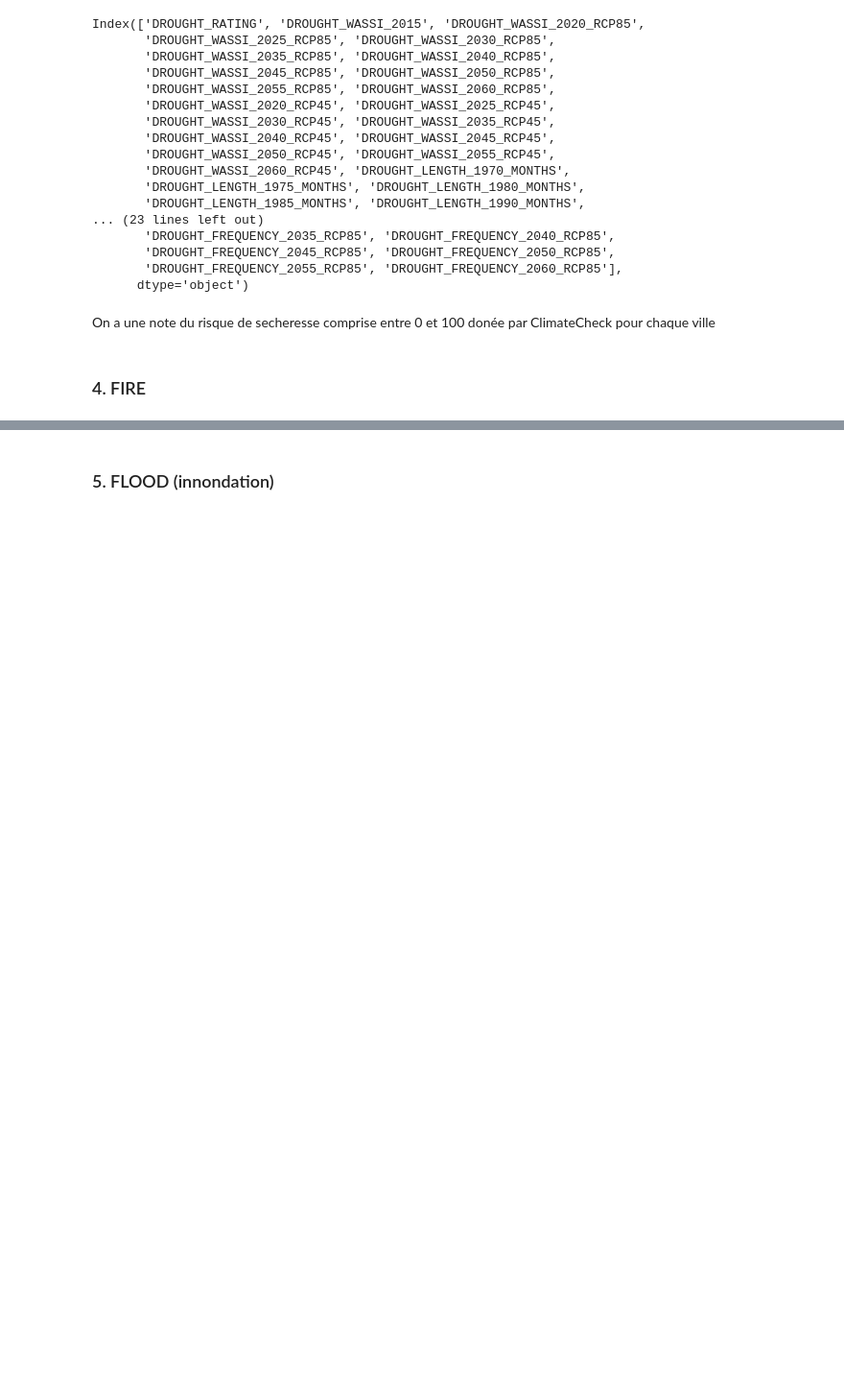
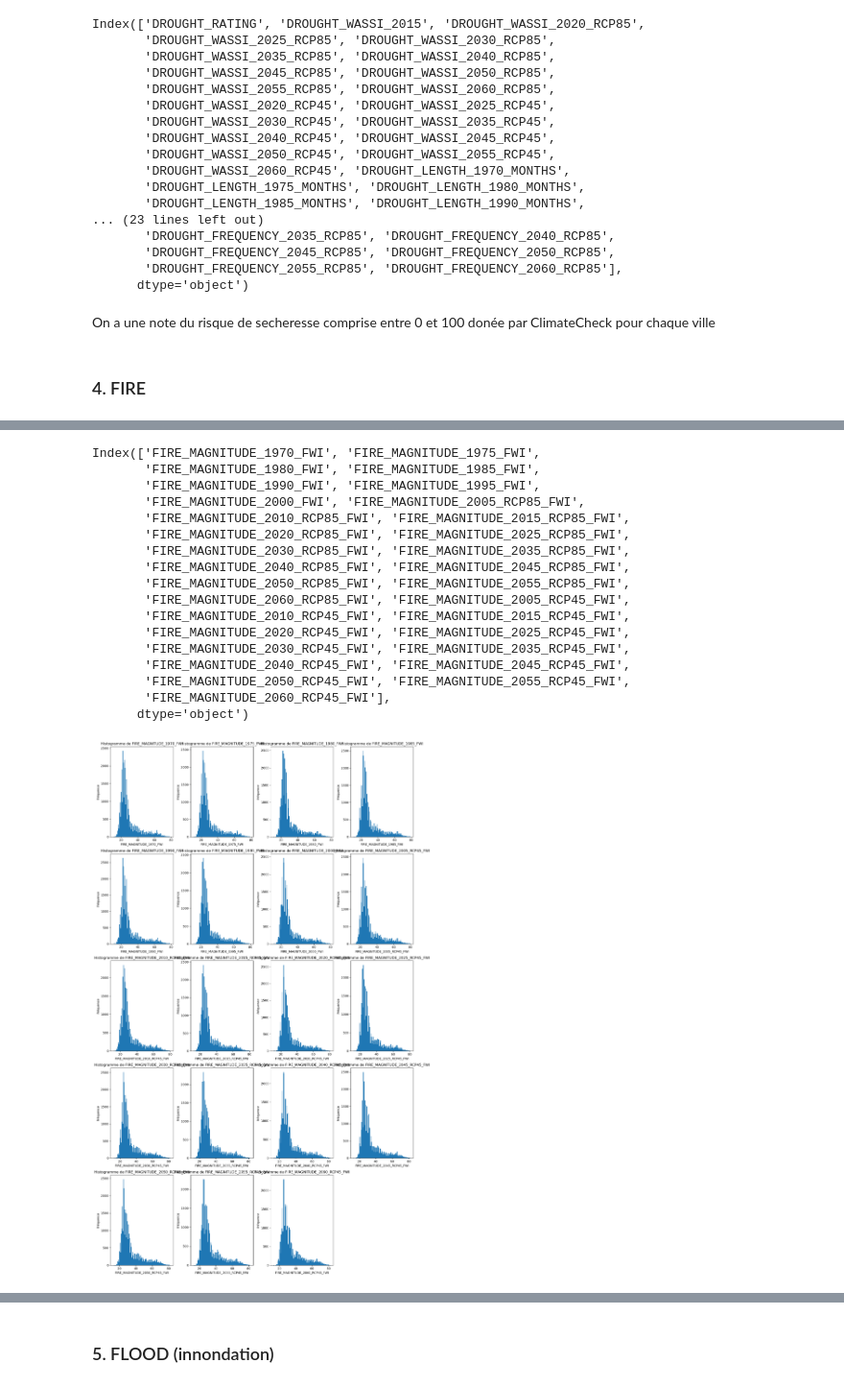
Before and after one commit to Askkip/StatAPP, a Jupyter notebook: US_Climate_Description_Statistics.ipynb, the cells around one changed output, grey strips where cells are left out. Shown at 96% size. Cells and saved outputs as stored; diff of their text form; code cells hidden in the pictures; blank space fills up the shorter version.

```diff
--- a/US_Climate_Description_Statistics.ipynb
+++ b/US_Climate_Description_Statistics.ipynb
@@ -446,0 +559,21 @@ On a une note du risque de secheresse comprise entre 0 et 100 donée par Climate
+# %%
+plot_startbyname_histograms(df, "FIRE_MAGNITUDE")
+# %% [output]
+Index(['FIRE_MAGNITUDE_1970_FWI', 'FIRE_MAGNITUDE_1975_FWI',
+       'FIRE_MAGNITUDE_1980_FWI', 'FIRE_MAGNITUDE_1985_FWI',
+       'FIRE_MAGNITUDE_1990_FWI', 'FIRE_MAGNITUDE_1995_FWI',
+       'FIRE_MAGNITUDE_2000_FWI', 'FIRE_MAGNITUDE_2005_RCP85_FWI',
+       'FIRE_MAGNITUDE_2010_RCP85_FWI', 'FIRE_MAGNITUDE_2015_RCP85_FWI',
+       'FIRE_MAGNITUDE_2020_RCP85_FWI', 'FIRE_MAGNITUDE_2025_RCP85_FWI',
+       'FIRE_MAGNITUDE_2030_RCP85_FWI', 'FIRE_MAGNITUDE_2035_RCP85_FWI',
+       'FIRE_MAGNITUDE_2040_RCP85_FWI', 'FIRE_MAGNITUDE_2045_RCP85_FWI',
+       'FIRE_MAGNITUDE_2050_RCP85_FWI', 'FIRE_MAGNITUDE_2055_RCP85_FWI',
+       'FIRE_MAGNITUDE_2060_RCP85_FWI', 'FIRE_MAGNITUDE_2005_RCP45_FWI',
+       'FIRE_MAGNITUDE_2010_RCP45_FWI', 'FIRE_MAGNITUDE_2015_RCP45_FWI',
+       'FIRE_MAGNITUDE_2020_RCP45_FWI', 'FIRE_MAGNITUDE_2025_RCP45_FWI',
+       'FIRE_MAGNITUDE_2030_RCP45_FWI', 'FIRE_MAGNITUDE_2035_RCP45_FWI',
+       'FIRE_MAGNITUDE_2040_RCP45_FWI', 'FIRE_MAGNITUDE_2045_RCP45_FWI',
+       'FIRE_MAGNITUDE_2050_RCP45_FWI', 'FIRE_MAGNITUDE_2055_RCP45_FWI',
+       'FIRE_MAGNITUDE_2060_RCP45_FWI'],
+      dtype='object')
+[figure, added]
```
Also changed, not shown: parts of 16 cells of this notebook.
